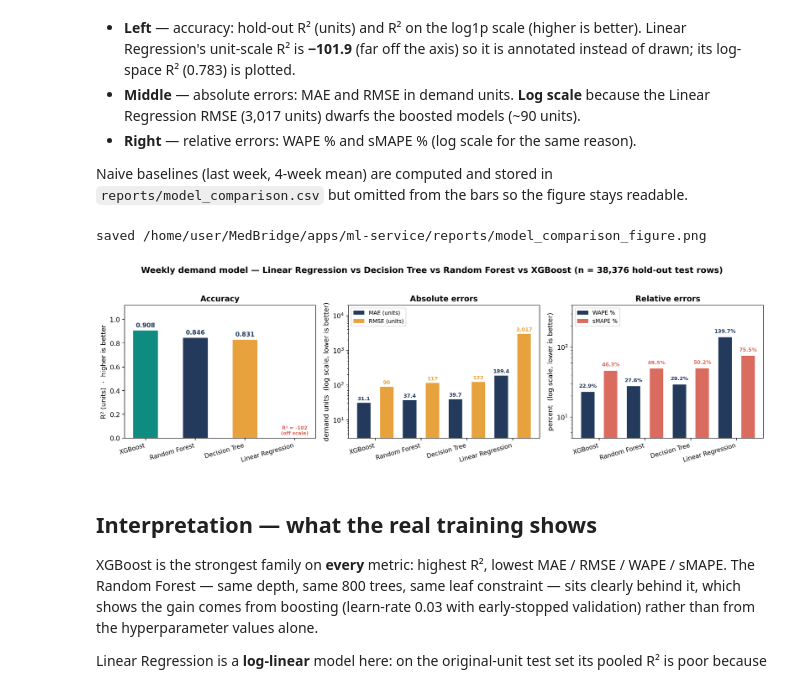
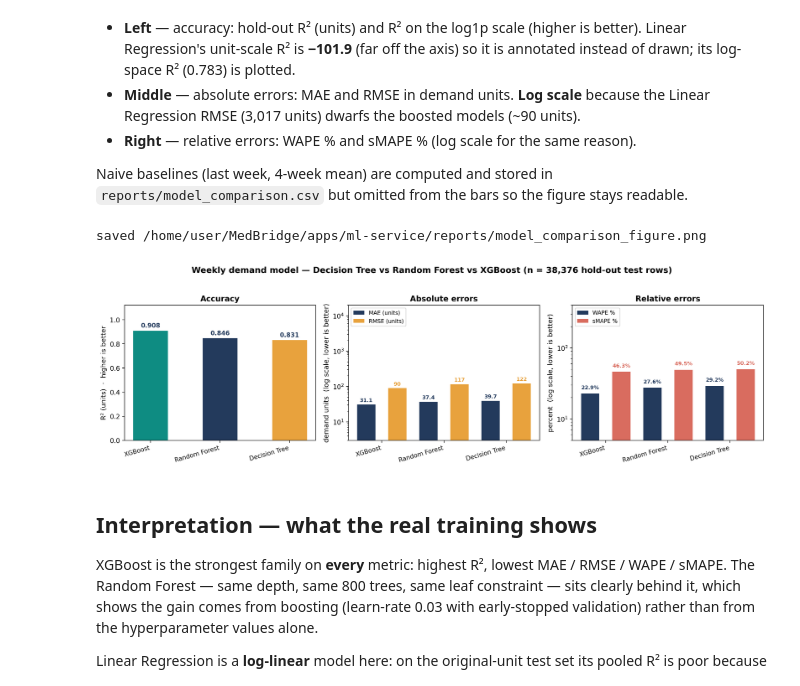
Before and after one commit to 17sushil/MedBridge, a Jupyter notebook: apps/ml-service/notebooks/02_model_comparison.ipynb, the cells around one changed output. Drawn from its saved outputs; the diff is of its cells as text; code cells hidden in the pictures.

```diff
--- a/apps/ml-service/notebooks/02_model_comparison.ipynb
+++ b/apps/ml-service/notebooks/02_model_comparison.ipynb
@@ -219,10 +219,11 @@ The single figure below is saved to `reports/model_comparison_figure.png` (200 D
 Naive baselines (last week, 4-week mean) are computed and stored in
 `reports/model_comparison.csv` but omitted from the bars so the figure stays readable.
 # %%
-show = comparison[comparison["Model"].isin(MODEL_NAMES)].copy()
+PLOT_MODELS = [m for m in MODEL_NAMES if m != "Linear Regression"]
+show = comparison[comparison["Model"].isin(PLOT_MODELS)].copy()
 for c in ["R2", "MAE", "RMSE", "WAPE_pct", "sMAPE_pct"]:
     show[c] = pd.to_numeric(show[c], errors="coerce")
-show["order"] = show["Model"].map({m: i for i, m in enumerate(MODEL_NAMES)})
+show["order"] = show["Model"].map({m: i for i, m in enumerate(PLOT_MODELS)})
 show = show.sort_values("order").reset_index(drop=True)
 names = show["Model"].tolist()
 x = np.arange(len(names)); w = 0.5
@@ -230,22 +231,16 @@ r2_units = show["R2"].to_numpy()
 mae = show["MAE"].to_numpy(); rmse = show["RMSE"].to_numpy()
 wape = show["WAPE_pct"].to_numpy(); smape = show["sMAPE_pct"].to_numpy()
 
-MODEL_COLORS = {"XGBoost": TEAL, "Random Forest": NAVY,
-                "Decision Tree": AMBER, "Linear Regression": CORAL}
+MODEL_COLORS = {"XGBoost": TEAL, "Random Forest": NAVY, "Decision Tree": AMBER}
 
 fig, axes = plt.subplots(1, 3, figsize=(14.6, 4.4))
 
-# --- Panel 1: accuracy (R² in units) ---
+# --- Panel 1: accuracy (R² in units; Linear Regression excluded: R² = -101.9) ---
 ax = axes[0]
-ax.bar(x, np.maximum(r2_units, 0.0), w, color=[MODEL_COLORS[m] for m in names])
+ax.bar(x, r2_units, w, color=[MODEL_COLORS[m] for m in names])
 for i, val in enumerate(r2_units):
-    if val < 0:
-        ax.text(i, 0.02, f"R² = {val:.0f}
-(off scale)", ha="center", va="bottom",
-                fontsize=7.5, color=CORAL, fontweight="bold")
-    else:
-        ax.text(i, val + 0.015, f"{val:.3f}", ha="center", va="bottom",
-                fontsize=9.5, color=NAVY, fontweight="bold")
+    ax.text(i, val + 0.015, f"{val:.3f}", ha="center", va="bottom",
+            fontsize=9.5, color=NAVY, fontweight="bold")
 ax.set_xticks(x); ax.set_xticklabels(names, rotation=16, ha="right", fontsize=9.5)
 ax.set_ylim(0, 1.12)
 ax.set_ylabel("R² (units)  \u00b7  higher is better", fontsize=10.5)
@@ -266,35 +261,35 @@ ax.set_xticks(x); ax.set_xticklabels(names, rotation=16, ha="right", fontsize=9.
 ax.set_yscale("log"); ax.set_ylim(3, 20_000)
 ax.set_ylabel("demand units  (log scale, lower is better)", fontsize=10.5)
 ax.set_title("Absolute errors", fontweight="bold", fontsize=12)
 ax.legend(fontsize=8.5, loc="upper left"); ax.grid(axis="x", visible=False)
 
 # --- Panel 3: relative errors (log scale) ---
 ax = axes[2]
 ax.bar(x - w/2, wape, w/1.7, color=NAVY, label="WAPE %")
 ax.bar(x + w/2, smape, w/1.7, color=CORAL, label="sMAPE %")
 for i in range(len(names)):
     ax.text(i - w/2, wape[i] * 1.12, f"{wape[i]:.1f}%", ha="center", va="bottom", fontsize=8,
             color=NAVY, fontweight="bold")
     ax.text(i + w/2, smape[i] * 1.12, f"{smape[i]:.1f}%", ha="center", va="bottom", fontsize=8,
             color=CORAL, fontweight="bold")
 ax.set_xticks(x); ax.set_xticklabels(names, rotation=16, ha="right", fontsize=9.5)
 ax.set_yscale("log"); ax.set_ylim(5, 400)
 ax.set_ylabel("percent  (log scale, lower is better)", fontsize=10.5)
 ax.set_title("Relative errors", fontweight="bold", fontsize=12)
 ax.legend(fontsize=8.5, loc="upper left"); ax.grid(axis="x", visible=False)
 
 fig.suptitle(
-    "Weekly demand model — Linear Regression vs Decision Tree vs Random Forest vs XGBoost "
+    "Weekly demand model — Decision Tree vs Random Forest vs XGBoost "
     "(n = 38,376 hold-out test rows)",
     fontweight="bold", fontsize=13, y=1.0)
 fig.tight_layout(rect=(0, 0, 1, 0.97))
 FIG = REPORTS / "model_comparison_figure.png"
 fig.savefig(FIG, dpi=200, bbox_inches="tight")
 print(f"saved {FIG}")
 plt.show()
 # %% [output]
 saved /home/user/MedBridge/apps/ml-service/reports/model_comparison_figure.png
-[figure, old version]
+[figure, new version]
 # %% [markdown]
 ## Interpretation — what the real training shows
 
```
Also changed, not shown: 4 other files.
